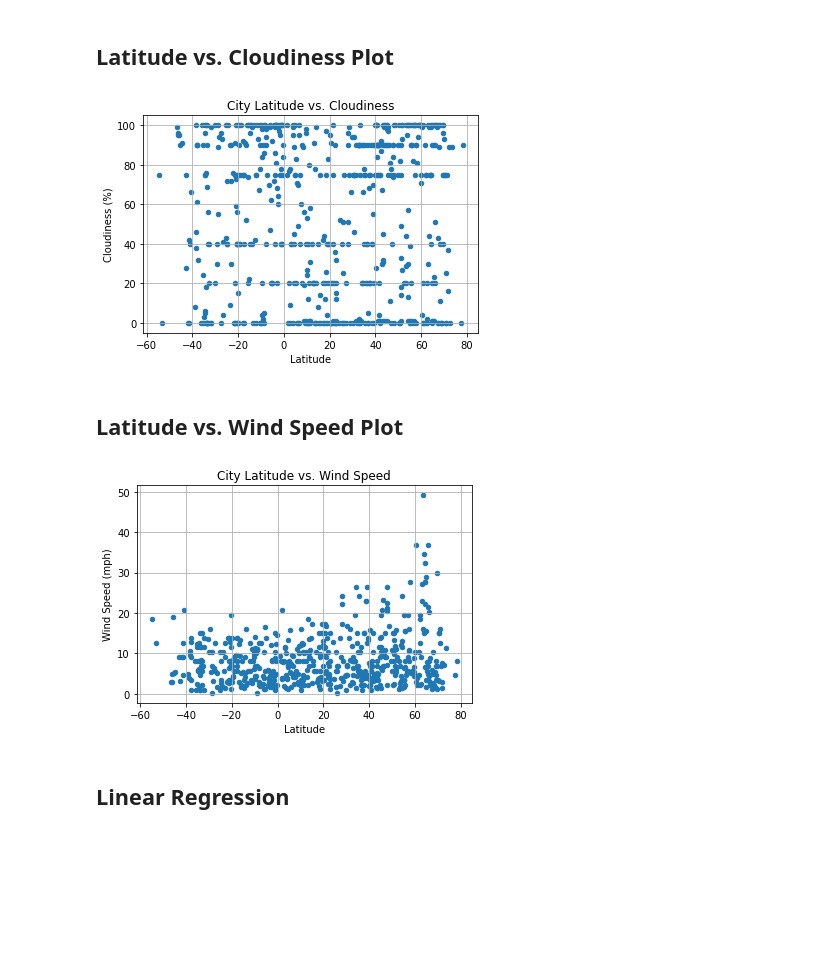
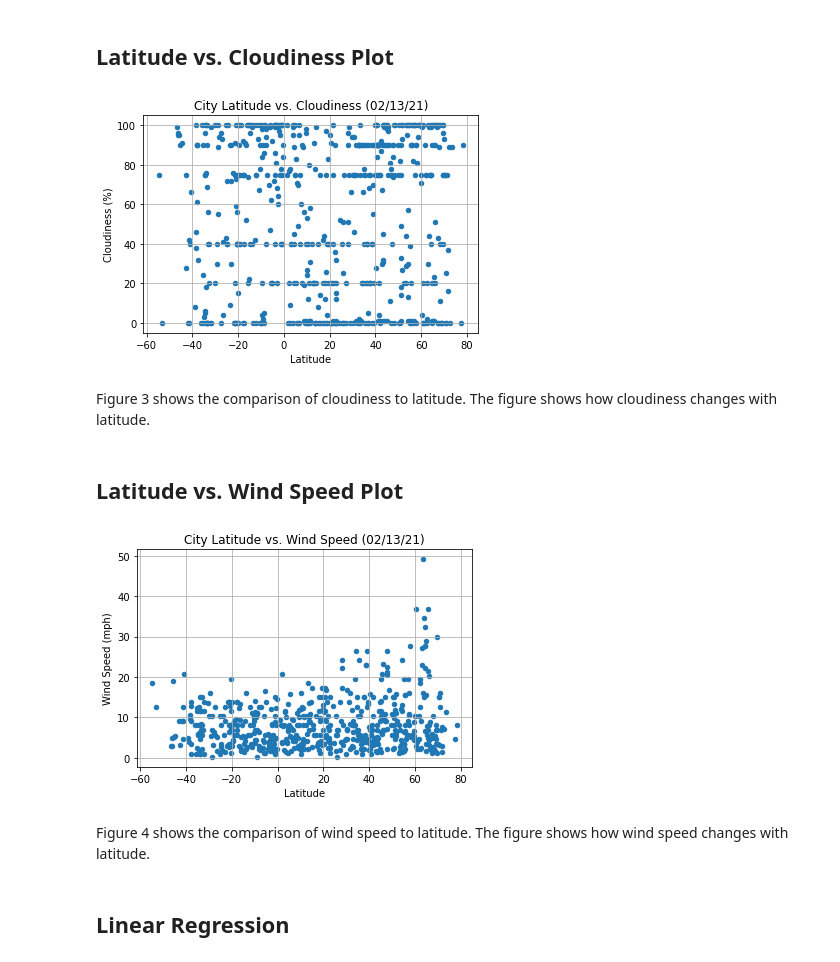
Before and after one commit to mpetersen49/python-api-challenge, a Jupyter notebook: WeatherPy/WeatherPy.ipynb, the cells around one changed output. Cells and saved outputs as stored; diff of their text form; code cells hidden in the pictures; blank space fills up the shorter version.

```diff
--- a/WeatherPy/WeatherPy.ipynb
+++ b/WeatherPy/WeatherPy.ipynb
@@ -189,11 +197,12 @@ clean_city_data.head()
 ## Latitude vs. Temperature Plot
 # %%
 # function to create plots
-def createPlots(x_param, y_param, title, xlabel, ylabel):
+def createPlots(x_param, y_param, title, xlabel, ylabel, fig):
     clean_city_data.plot(x_param, y_param, kind="scatter")
     plt.title(title)
     plt.xlabel(xlabel)
     plt.ylabel(ylabel)
     plt.grid()
+    plt.savefig(f"../output_data/{fig}")
     plt.show()
 # %%
@@ -219,25 +236,33 @@ createPlots(x, y, title, xlabel, ylabel)
 # %% [markdown]
 ## Latitude vs. Cloudiness Plot
 # %%
+# fig 3
 x = "Lat"
 y = "Cloudiness"
-title = "City Latitude vs. Cloudiness"
+title = f"City Latitude vs. Cloudiness ({today})"
 xlabel = "Latitude"
 ylabel = "Cloudiness (%)"
-createPlots(x, y, title, xlabel, ylabel)
+figName = "Fig3"
+createPlots(x, y, title, xlabel, ylabel, figName)
 # %% [output]
-[figure, old version]
+[figure, new version]
+# %% [markdown]
+Figure 3 shows the comparison of cloudiness to latitude. The figure shows how cloudiness changes with latitude.
 # %% [markdown]
 ## Latitude vs. Wind Speed Plot
 # %%
+# fig 4
 x = "Lat"
 y = "Wind Speed"
-title = "City Latitude vs. Wind Speed"
+title = f"City Latitude vs. Wind Speed ({today})"
 xlabel = "Latitude"
 ylabel = "Wind Speed (mph)"
-createPlots(x, y, title, xlabel, ylabel)
+figName = "Fig4"
+createPlots(x, y, title, xlabel, ylabel, figName)
 # %% [output]
-[figure, old version]
+[figure, new version]
+# %% [markdown]
+Figure 4 shows the comparison of wind speed to latitude. The figure shows how wind speed changes with latitude.
 # %% [markdown]
 ## Linear Regression
 # %%
```
Also changed, not shown: parts of 14 cells of this notebook, 4 other files.
